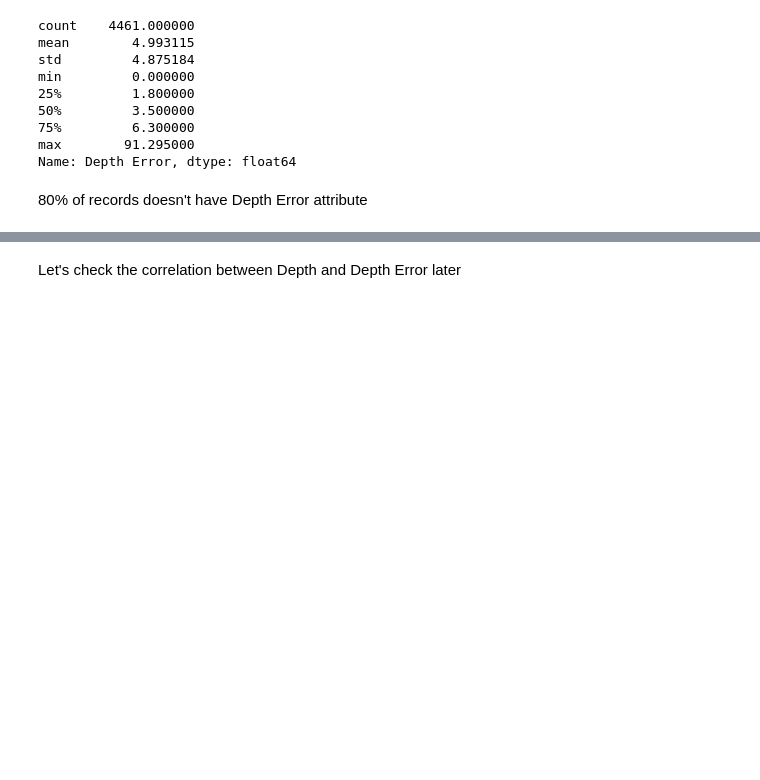
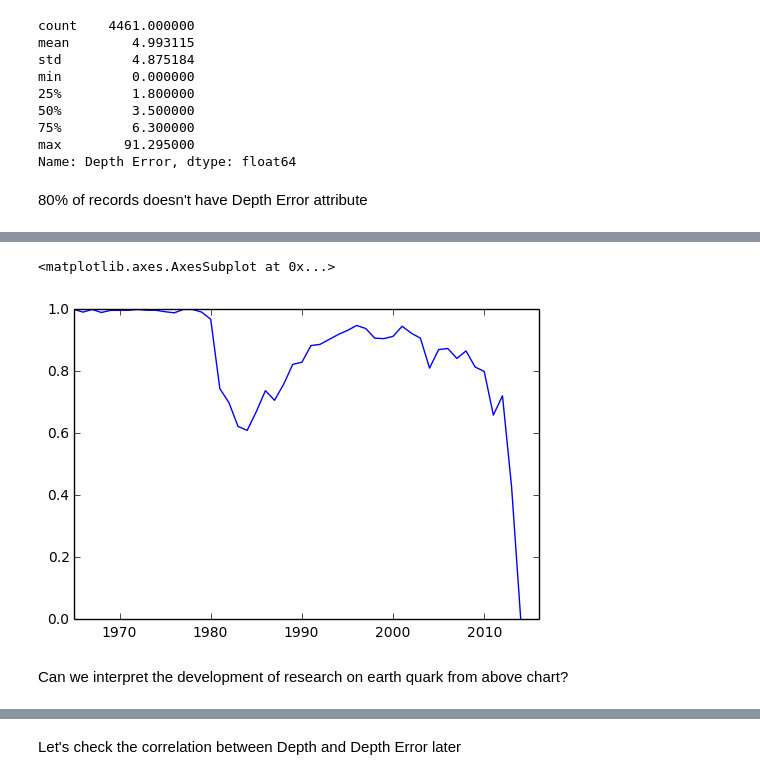
Before and after one commit to WangJingxuan0216/analysis_notebook, a Jupyter notebook: notebook/20170205/earth_quake.ipynb, the cells around one changed output, grey strips where cells are left out. Saved outputs shown, nothing was run; the diff lists cells and outputs as text; code cells hidden in the pictures; blank space fills up the shorter version.

```diff
--- a/notebook/20170205/earth_quake.ipynb
+++ b/notebook/20170205/earth_quake.ipynb
@@ -175,3 +166,10 @@ Name: Depth Error, dtype: float64
+# %%
+(num_non_depth_error_per_year/num_earth_quark_per_year).plot()
+# %% [output]
+<matplotlib.axes.AxesSubplot at 0x...>
+[figure, added]
+# %% [markdown]
+Can we interpret the development of research on earth quark from above chart?
 # %%
 fig = {'data': [{'x':df['Depth'], 'y':df['Depth Error'], 'mode': 'markers', 'name': 'Depth v.s Depth Error'}], 'layout': {
     'xaxis': {'title': 'Depth'}, 'yaxis': {'title': 'Depth Error'}
```
Also changed, not shown: parts of 7 cells of this notebook.
